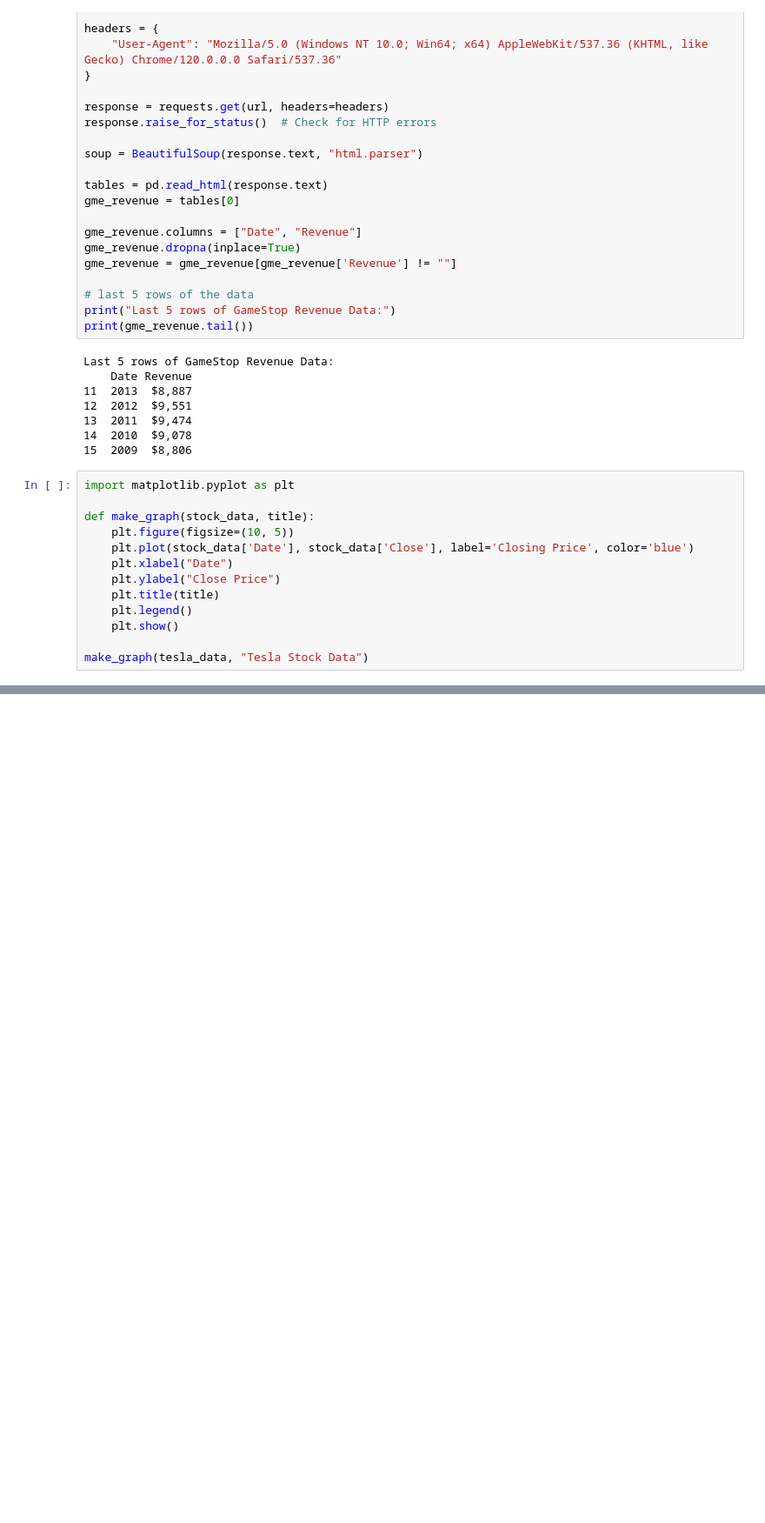
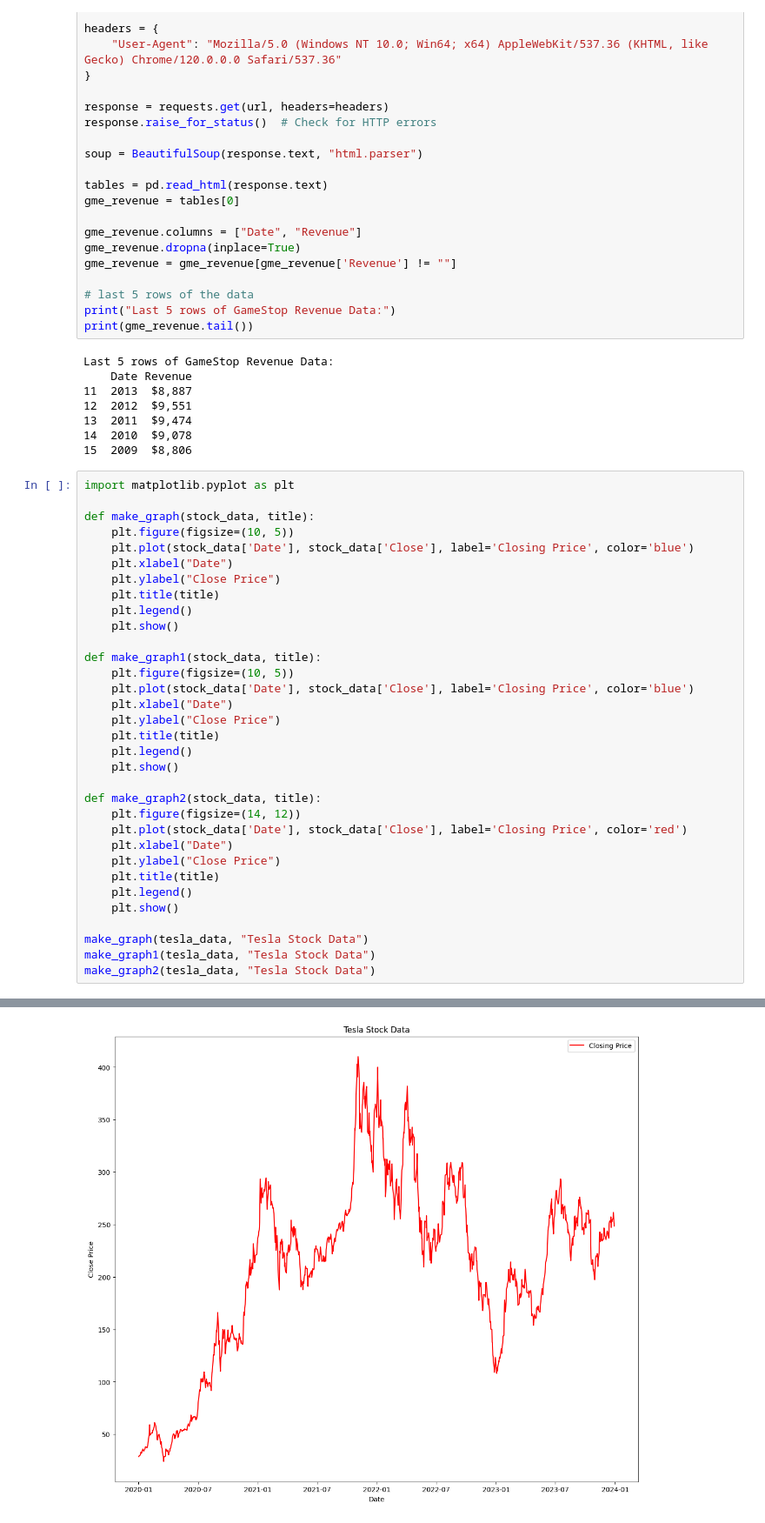
Before and after one commit to shail-k-patel/DataScienceEcosystem, a Jupyter notebook: tesla_gme_stock_analysis.ipynb, the cells around one changed output, grey strips where cells are left out. Shown at 87% size. Saved outputs shown, nothing was run; the diff lists cells and outputs as text; blank space fills up the shorter version.

```diff
--- a/tesla_gme_stock_analysis.ipynb
+++ b/tesla_gme_stock_analysis.ipynb
@@ -143,6 +155,26 @@ def make_graph(stock_data, title):
     plt.legend()
     plt.show()
 
+def make_graph1(stock_data, title):
+    plt.figure(figsize=(10, 5))
+    plt.plot(stock_data['Date'], stock_data['Close'], label='Closing Price', color='blue')
+    plt.xlabel("Date")
+    plt.ylabel("Close Price")
+    plt.title(title)
+    plt.legend()
+    plt.show()
+
+def make_graph2(stock_data, title):
+    plt.figure(figsize=(14, 12))
+    plt.plot(stock_data['Date'], stock_data['Close'], label='Closing Price', color='red')
+    plt.xlabel("Date")
+    plt.ylabel("Close Price")
+    plt.title(title)
+    plt.legend()
+    plt.show()
+
 make_graph(tesla_data, "Tesla Stock Data")
+make_graph1(tesla_data, "Tesla Stock Data")
+make_graph2(tesla_data, "Tesla Stock Data")
 # %% [output]
 [figure]
@@ -149,3 +182,4 @@ make_graph(tesla_data, "Tesla Stock Data")
+[figure, added]
 # %%
 gme_data = yf.download("GME", start="2024-12-01", end="2024-12-17")
 gme_data.reset_index(inplace=True)
```
Also changed, not shown: parts of 5 cells of this notebook.
